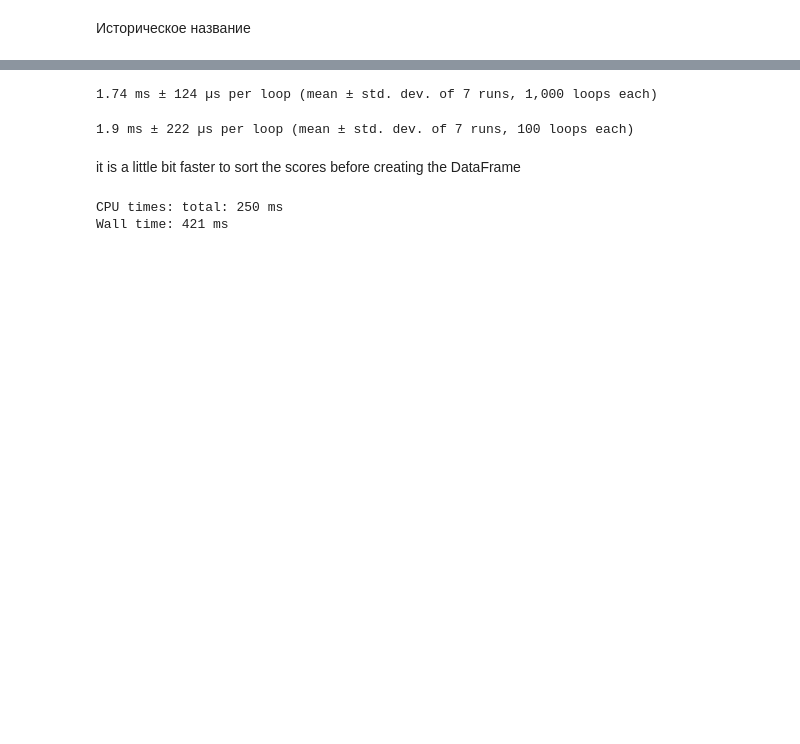
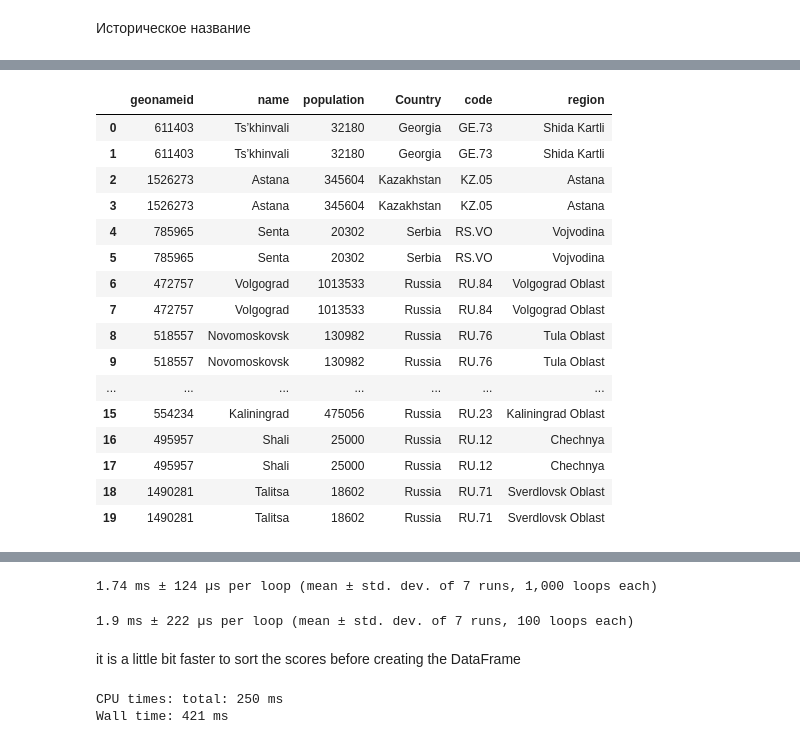
Before and after one commit to eburakova/geoname_matching, a Jupyter notebook: main.ipynb, the cells around one changed output, grey strips where cells are left out. Cells and saved outputs as stored; diff of their text form; code cells hidden in the pictures; blank space fills up the shorter version.

Commit message:
Added the info on the regions
This is the LAST VERSION before the massive cleanup

```diff
--- a/main.ipynb
+++ b/main.ipynb
@@ -437,0 +460,12 @@ for schema in schemas:
+# %%
+metadata = MetaData()
+
+cities = Table('admin1CodesASCII', metadata,
+    Column('code', CHAR(5)),
+    Column('name', String(200)),
+    Column('asciiname', String(100)),
+    Column('geonameid', Integer)
+)
+metadata.create_all(engine)
+
+data.to_sql('admin1CodesASCII', con=engine, if_exists='replace', index=False)
@@ -701 +748,70 @@ pd.read_sql_query(query, con=engine).drop_duplicates()
 101 rows × 5 columns
+# %%
+query = f'''
+    SELECT
+        cities.country_code,
+        cities.name,
+        cities.asciiname,
+        cities.population,
+        cities.admin1_code,
+        ci."Country",
+        regions.code,
+        regions.name as region
+
+    FROM
+        cities15000 AS cities
+    LEFT JOIN
+        (SELECT "ISO", "Country" FROM "countryInfo") AS ci
+    ON
+        cities.country_code = ci."ISO"
+    LEFT JOIN
+        "admin1CodesASCII" AS regions
+    ON
+        COALESCE(cities.country_code, '') || '.' || COALESCE(cities.admin1_code, '') = regions.code
+    WHERE
+        cities.geonameid IN {tuple(indexes)};
+'''
+
+query = f'''
+    SELECT
+        cities.geonameid,
+        cities.name,
+        cities.population,
+        ci."Country",
+        regions.code,
+        regions.name as region
+
+    FROM
+        cities15000 AS cities
+    LEFT JOIN
+        (SELECT "ISO", "Country" FROM "countryInfo") AS ci
+    ON
+        cities.country_code = ci."ISO"
+    LEFT JOIN
+        "admin1CodesASCII" AS regions
+    ON
+        COALESCE(cities.country_code, '') || '.' || COALESCE(cities.admin1_code, '') = regions.code
+    WHERE
+        cities.geonameid IN {tuple(ind)};
+'''
+
+
+pd.read_sql_query(query, con=engine) #.drop_duplicates()
+# %% [output]
+|  | geonameid | name | population | Country | code | region |
+| 0 | 611403 | Ts’khinvali | 32180 | Georgia | GE.73 | Shida Kartli |
+| 1 | 611403 | Ts’khinvali | 32180 | Georgia | GE.73 | Shida Kartli |
+| 2 | 1526273 | Astana | 345604 | Kazakhstan | KZ.05 | Astana |
+| 3 | 1526273 | Astana | 345604 | Kazakhstan | KZ.05 | Astana |
+| 4 | 785965 | Senta | 20302 | Serbia | RS.VO | Vojvodina |
+| 5 | 785965 | Senta | 20302 | Serbia | RS.VO | Vojvodina |
+| 6 | 472757 | Volgograd | 1013533 | Russia | RU.84 | Volgograd Oblast |
+| 7 | 472757 | Volgograd | 1013533 | Russia | RU.84 | Volgograd Oblast |
+| 8 | 518557 | Novomoskovsk | 130982 | Russia | RU.76 | Tula Oblast |
+| 9 | 518557 | Novomoskovsk | 130982 | Russia | RU.76 | Tula Oblast |
+| ... | ... | ... | ... | ... | ... | ... |
+| 15 | 554234 | Kaliningrad | 475056 | Russia | RU.23 | Kaliningrad Oblast |
+| 16 | 495957 | Shali | 25000 | Russia | RU.12 | Chechnya |
+| 17 | 495957 | Shali | 25000 | Russia | RU.12 | Chechnya |
+| 18 | 1490281 | Talitsa | 18602 | Russia | RU.71 | Sverdlovsk Oblast |
+| 19 | 1490281 | Talitsa | 18602 | Russia | RU.71 | Sverdlovsk Oblast |
```
Also changed, not shown: parts of 22 cells of this notebook.
